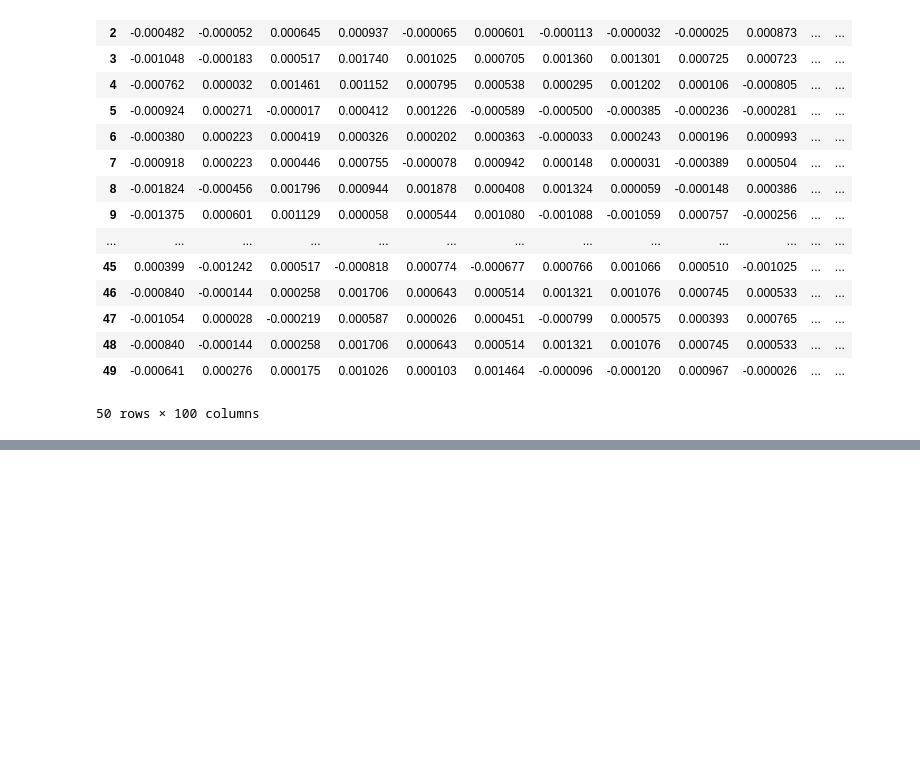
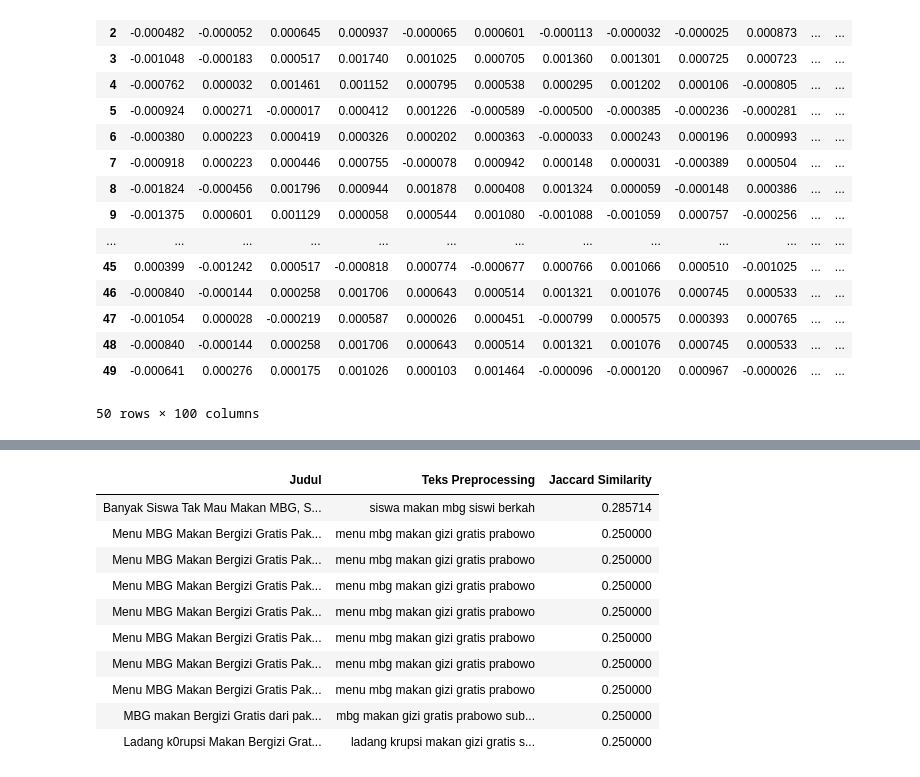
Before and after one commit to paluraheya/Tugas-Scraping-and-Preprocessing, a Jupyter notebook: kode_scraping_and_preprocessing.ipynb, the cells around one changed output, grey strips where cells are left out. Saved outputs shown, nothing was run; the diff lists cells and outputs as text; code cells hidden in the pictures; blank space fills up the shorter version.

```diff
--- a/kode_scraping_and_preprocessing.ipynb
+++ b/kode_scraping_and_preprocessing.ipynb
@@ -846,0 +1066,70 @@ fig.show()
+# %%
+
+from scipy.spatial.distance import cdist
+from IPython.display import display, HTML
+import pandas as pd
+
+# Menggunakan corpus dari kode sebelumnya
+documents_tfidf_features = vectorizer.transform(corpus)
+
+# Mengubah fitur TF-IDF menjadi vektor biner
+documents_binarized_features = (
+    documents_tfidf_features > 0
+).astype(int).toarray()
+
+# Jumlah dokumen yang ingin ditampilkan
+TopK = 10
+
+# Query pencarian sesuai topik MBG
+query = "program makan bergizi gratis untuk siswa sekolah"
+
+# Mengubah query menjadi vektor TF-IDF
+query_tfidf_features = vectorizer.transform([query])
+
+# Mengubah query menjadi vektor biner
+query_binarized_features = (
+    query_tfidf_features > 0
+).astype(int).toarray()
+
+# Menghitung Jaccard Similarity
+similarities = 1 - cdist(
+    documents_binarized_features,
+    query_binarized_features,
+    metric="jaccard"
+)
+
+# Mengambil Top K dokumen dengan skor tertinggi
+top_indices = similarities[:, 0].argsort()[::-1][:TopK]
+
+# Menampilkan hasil
+titles = []
+texts = []
+similarity_scores = []
+
+for doc_index in top_indices:
+    titles.append(data.iloc[doc_index]["Judul"])
+    texts.append(
+        str(data.iloc[doc_index]["prepro"]).replace("\n", " ")
+    )
+    similarity_scores.append(similarities[doc_index, 0])
+
+# Membuat DataFrame hasil
+results = pd.DataFrame({
+    "Judul": titles,
+    "Teks Preprocessing": texts,
+    "Jaccard Similarity": similarity_scores
+})
+
+display(HTML(results.to_html(index=False)))
+# %% [output]
+| Judul | Teks Preprocessing | Jaccard Similarity |
+| Banyak Siswa Tak Mau Makan MBG, S... | siswa makan mbg siswi berkah | 0.285714 |
+| Menu MBG Makan Bergizi Gratis Pak... | menu mbg makan gizi gratis prabowo | 0.250000 |
+| Menu MBG Makan Bergizi Gratis Pak... | menu mbg makan gizi gratis prabowo | 0.250000 |
+| Menu MBG Makan Bergizi Gratis Pak... | menu mbg makan gizi gratis prabowo | 0.250000 |
+| Menu MBG Makan Bergizi Gratis Pak... | menu mbg makan gizi gratis prabowo | 0.250000 |
+| Menu MBG Makan Bergizi Gratis Pak... | menu mbg makan gizi gratis prabowo | 0.250000 |
+| Menu MBG Makan Bergizi Gratis Pak... | menu mbg makan gizi gratis prabowo | 0.250000 |
+| Menu MBG Makan Bergizi Gratis Pak... | menu mbg makan gizi gratis prabowo | 0.250000 |
+| MBG makan Bergizi Gratis dari pak... | mbg makan gizi gratis prabowo sub... | 0.250000 |
+| Ladang k0rupsi Makan Bergizi Grat... | ladang krupsi makan gizi gratis s... | 0.250000 |
```
Also changed, not shown: parts of 8 cells of this notebook.
